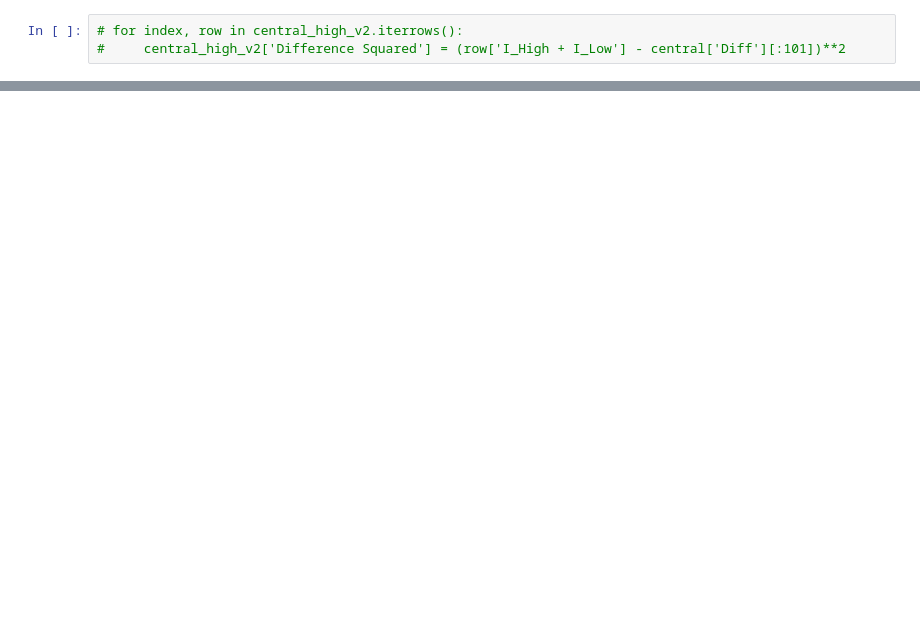
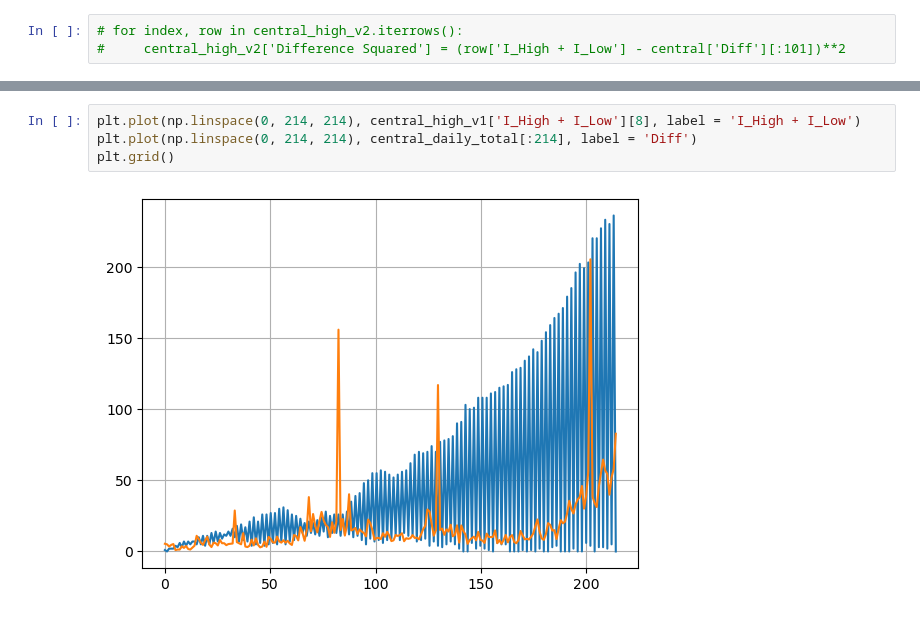
Before and after one commit to kazi0302/COVID-19-Modeling-and-Parameter-Fitting, a Jupyter notebook: Monte Carlo Simulation/MC_simulator.ipynb, the cells around one changed output, grey strips where cells are left out. Drawn from its saved outputs; the diff is of its cells as text; blank space fills up the shorter version.

```diff
--- a/Monte Carlo Simulation/MC_simulator.ipynb
+++ b/Monte Carlo Simulation/MC_simulator.ipynb
@@ -663,0 +679,6 @@ KeyError: 'Difference Squared'
+# %%
+plt.plot(np.linspace(0, 214, 214), central_high_v1['I_High + I_Low'][8], label = 'I_High + I_Low')
+plt.plot(np.linspace(0, 214, 214), central_daily_total[:214], label = 'Diff')
+plt.grid()
+# %% [output]
+[figure, added]
```
Also changed, not shown: parts of 5 cells of this notebook.
